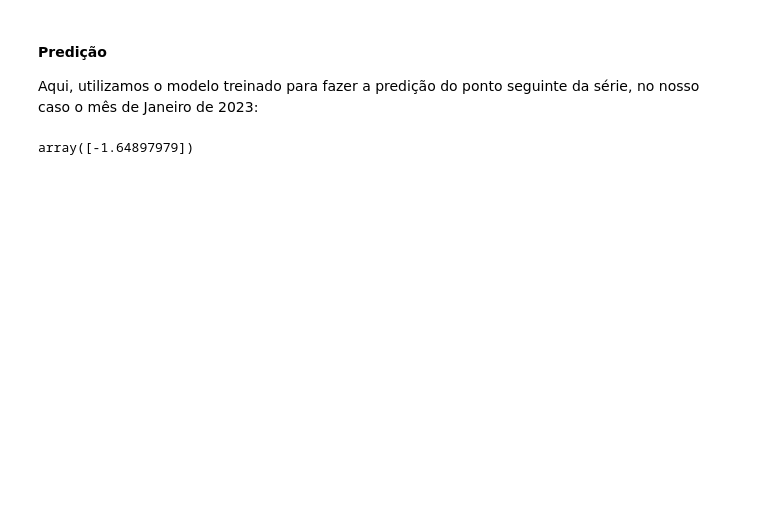
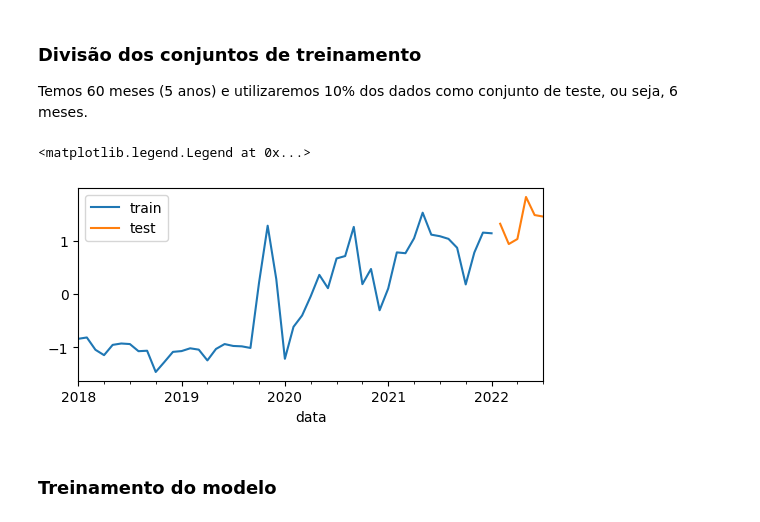
Before and after one commit to lucasstna/trabalho-siad, a Jupyter notebook: analise_dados.ipynb, the cells around one changed output. Drawn from its saved outputs; the diff is of its cells as text; code cells hidden in the pictures; blank space fills up the shorter version.

```diff
--- a/analise_dados.ipynb
+++ b/analise_dados.ipynb
@@ -217,8 +79,19 @@ MLPRegressor(hidden_layer_sizes=(300, 300), max_iter=2000, verbose=True)
-# %% [markdown]
-#### Predição
-
-Aqui, utilizamos o modelo treinado para fazer a predição do ponto seguinte da série, no nosso caso o mês de Janeiro de 2023:
-# %%
-mlp.predict(X=novo_df.iloc[-1, 1:].values.reshape(1, -1))
-# %% [output]
-array([-1.64897979])
+# %% [markdown]
+### Divisão dos conjuntos de treinamento
+
+Temos 60 meses (5 anos) e utilizaremos 10% dos dados como conjunto de teste, ou seja, 6 meses.
+# %%
+test_size = 6
+# %%
+data_train = novo_df[:-test_size]
+data_test = novo_df[-test_size:]
+# %%
+fig, ax = plt.subplots(figsize=(6, 2.5))
+data_train['A[3]'].plot(ax=ax, label='train')
+data_test['A[3]'].plot(ax=ax, label='test')
+ax.legend()
+# %% [output]
+<matplotlib.legend.Legend at 0x...>
+[figure, added]
+# %% [markdown]
+### Treinamento do modelo
```
Also changed, not shown: parts of 34 cells of this notebook.
